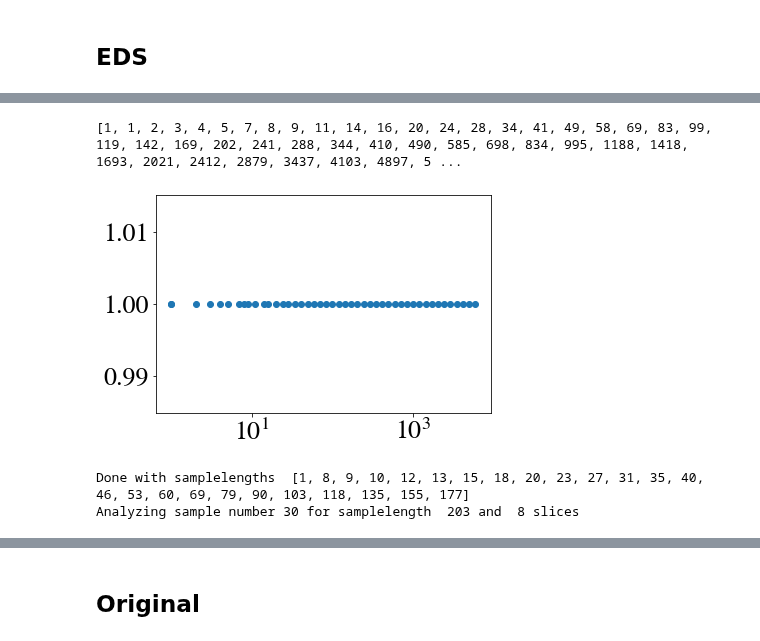
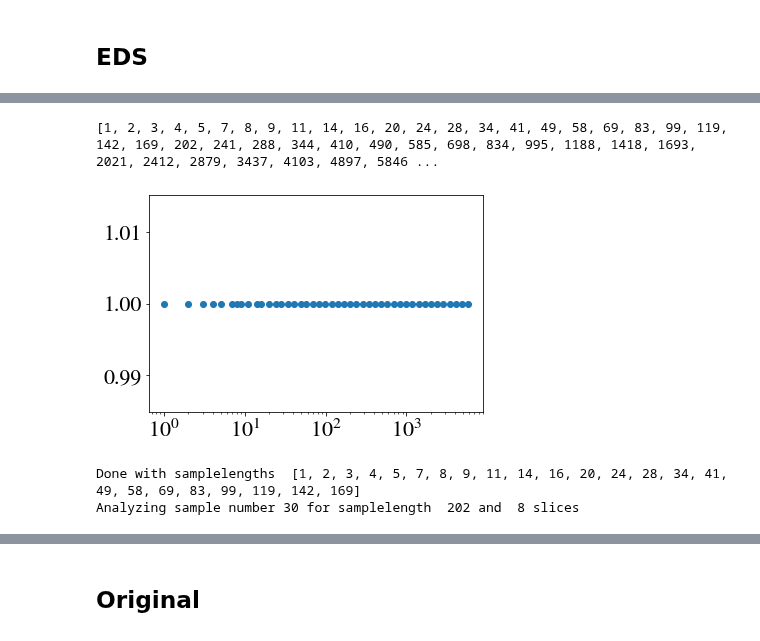
Before and after one commit to saemeon/SubTempNet, a Jupyter notebook: Simulations Empirical Temporal Networks.ipynb, the cells around one changed output, grey strips where cells are left out. Drawn from its saved outputs; the diff is of its cells as text; code cells hidden in the pictures.

```diff
--- a/Simulations Empirical Temporal Networks.ipynb
+++ b/Simulations Empirical Temporal Networks.ipynb
@@ -64,17 +79,17 @@ STN = SubTempNet(filename, objname, directed= False, init = False)
 # %%
 num = 50
-T = sorted([1]+list(set(np.logspace(np.log10(5846),np.log10(1), num, dtype = int))))
+T = sorted(list(set(np.logspace(np.log10(5846),np.log10(1), num, dtype = int))))
 print(T)
 plt.scatter(T, len(T)*[1])
 plt.xscale("log")
 # %% [output]
-[1, 1, 2, 3, 4, 5, 7, 8, 9, 11, 14, 16, 20, 24, 28, 34, 41, 49, 58, 69, 83, 99, 119, 142, 169, 202, 241, 288, 344, 410, 490, 585, 698, 834, 995, 1188, 1418, 1693, 2021, 2412, 2879, 3437, 4103, 4897, 5 ...
+[1, 2, 3, 4, 5, 7, 8, 9, 11, 14, 16, 20, 24, 28, 34, 41, 49, 58, 69, 83, 99, 119, 142, 169, 202, 241, 288, 344, 410, 490, 585, 698, 834, 995, 1188, 1418, 1693, 2021, 2412, 2879, 3437, 4103, 4897, 5846 ...
-[figure, old version]
+[figure, new version]
 # %%
 STN.run(*T,  maxsamp = 30, minsamp = 5)
 # %% [output]
-Done with samplelengths  [1, 8, 9, 10, 12, 13, 15, 18, 20, 23, 27, 31, 35, 40, 46, 53, 60, 69, 79, 90, 103, 118, 135, 155, 177]
-Analyzing sample number 30 for samplelength  203 and  8 slices
+Done with samplelengths  [1, 2, 3, 4, 5, 7, 8, 9, 11, 14, 16, 20, 24, 28, 34, 41, 49, 58, 69, 83, 99, 119, 142, 169]
+Analyzing sample number 30 for samplelength  202 and  8 slices
 # %%
 STN.save()
 # %%
```
Also changed, not shown: parts of 63 cells of this notebook, 36 other files.
